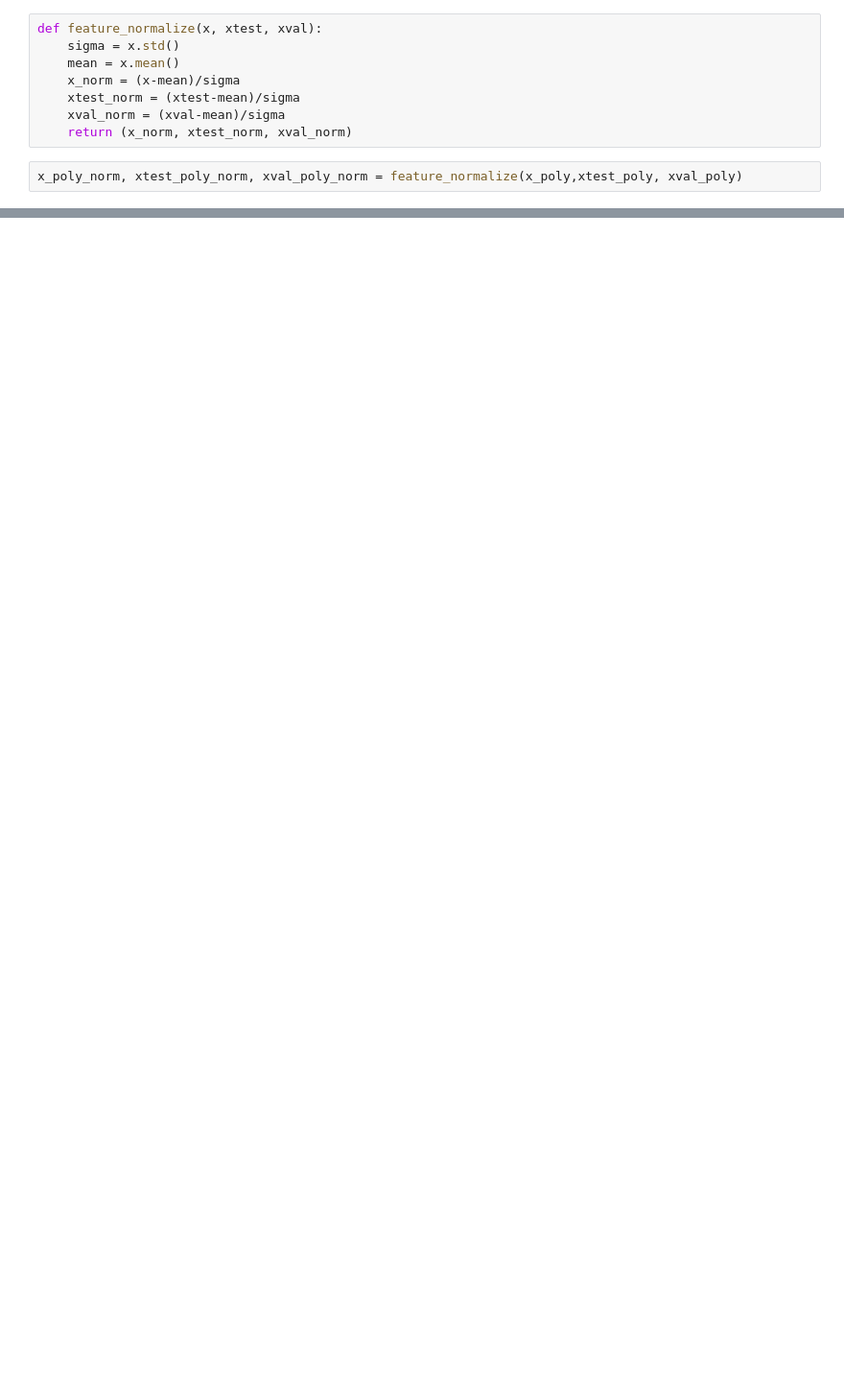
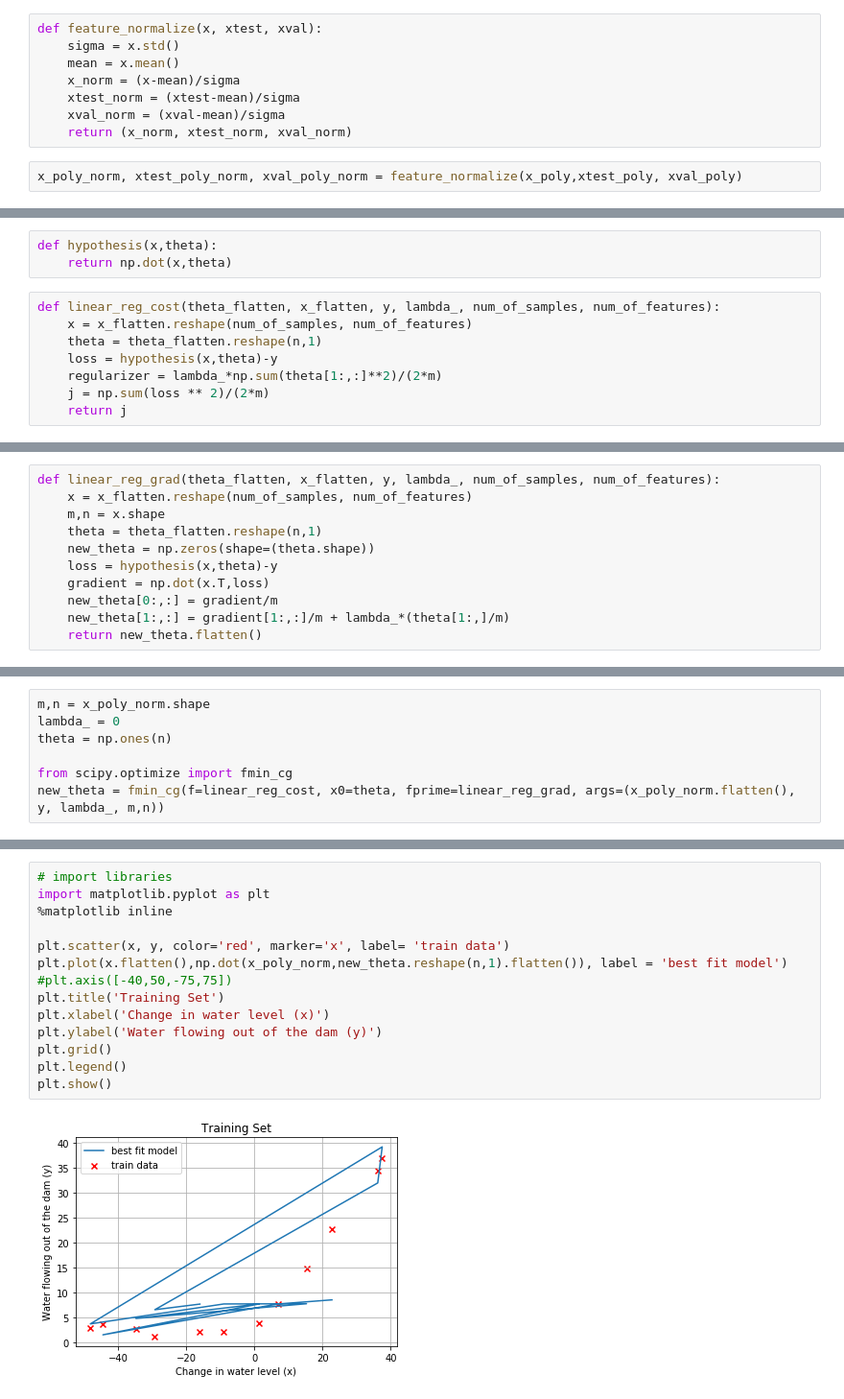
Before and after one commit to Nikronic/Coursera-Machine-Learning, a Jupyter notebook: Week 6 - Regularized Linear Regression and Bias v.s. Variance/Polynomial Regression.ipynb, the cells around one changed output, grey strips where cells are left out. Shown at 96% size. Saved outputs shown, nothing was run; the diff lists cells and outputs as text; blank space fills up the shorter version.

```diff
--- a/Week 6 - Regularized Linear Regression and Bias v.s. Variance/Polynomial Regression.ipynb
+++ b/Week 6 - Regularized Linear Regression and Bias v.s. Variance/Polynomial Regression.ipynb
@@ -227,0 +247,11 @@ xtest_poly_norm : mean= -0.09705834103281052, std=4.722242769115049e-06.
+# %%
+def hypothesis(x,theta):
+    return np.dot(x,theta)
+# %%
+def linear_reg_cost(theta_flatten, x_flatten, y, lambda_, num_of_samples, num_of_features):
+    x = x_flatten.reshape(num_of_samples, num_of_features)
+    theta = theta_flatten.reshape(n,1)
+    loss = hypothesis(x,theta)-y
+    regularizer = lambda_*np.sum(theta[1:,:]**2)/(2*m)
+    j = np.sum(loss ** 2)/(2*m)
+    return j
@@ -227,0 +264,11 @@ xtest_poly_norm : mean= -0.09705834103281052, std=4.722242769115049e-06.
+# %%
+def linear_reg_grad(theta_flatten, x_flatten, y, lambda_, num_of_samples, num_of_features):
+    x = x_flatten.reshape(num_of_samples, num_of_features)
+    m,n = x.shape
+    theta = theta_flatten.reshape(n,1)
+    new_theta = np.zeros(shape=(theta.shape))
+    loss = hypothesis(x,theta)-y
+    gradient = np.dot(x.T,loss)
+    new_theta[0:,:] = gradient/m
+    new_theta[1:,:] = gradient[1:,:]/m + lambda_*(theta[1:,]/m)
+    return new_theta.flatten()
@@ -227,0 +282,7 @@ xtest_poly_norm : mean= -0.09705834103281052, std=4.722242769115049e-06.
+# %%
+m,n = x_poly_norm.shape
+lambda_ = 0
+theta = np.ones(n)
+
+from scipy.optimize import fmin_cg
+new_theta = fmin_cg(f=linear_reg_cost, x0=theta, fprime=linear_reg_grad, args=(x_poly_norm.flatten(), y, lambda_, m,n))
@@ -227,0 +305,16 @@ xtest_poly_norm : mean= -0.09705834103281052, std=4.722242769115049e-06.
+# %%
+# import libraries
+import matplotlib.pyplot as plt
+%matplotlib inline
+
+plt.scatter(x, y, color='red', marker='x', label= 'train data')
+plt.plot(x.flatten(),np.dot(x_poly_norm,new_theta.reshape(n,1).flatten()), label = 'best fit model')
+#plt.axis([-40,50,-75,75])
+plt.title('Training Set')
+plt.xlabel('Change in water level (x)')
+plt.ylabel('Water flowing out of the dam (y)')
+plt.grid()
+plt.legend()
+plt.show()
+# %% [output]
+[figure, added]
```
Also changed, not shown: parts of 21 cells of this notebook.
